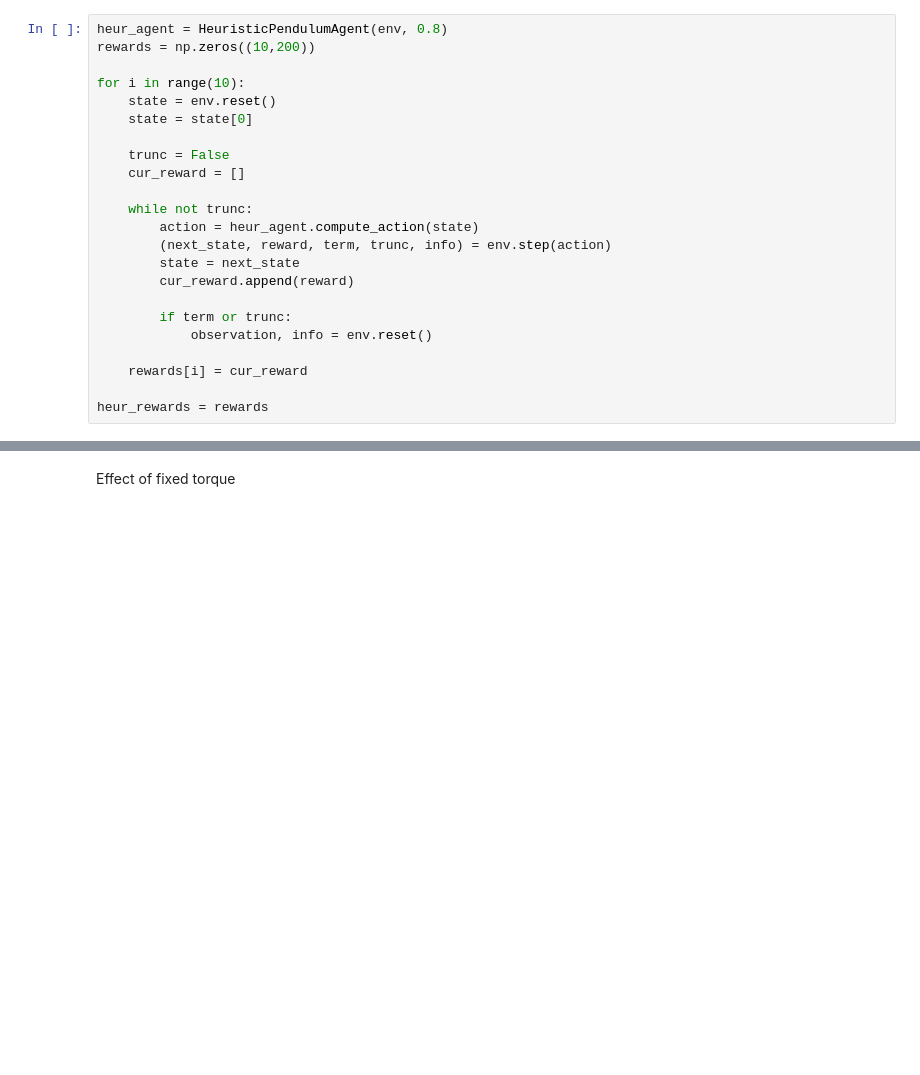
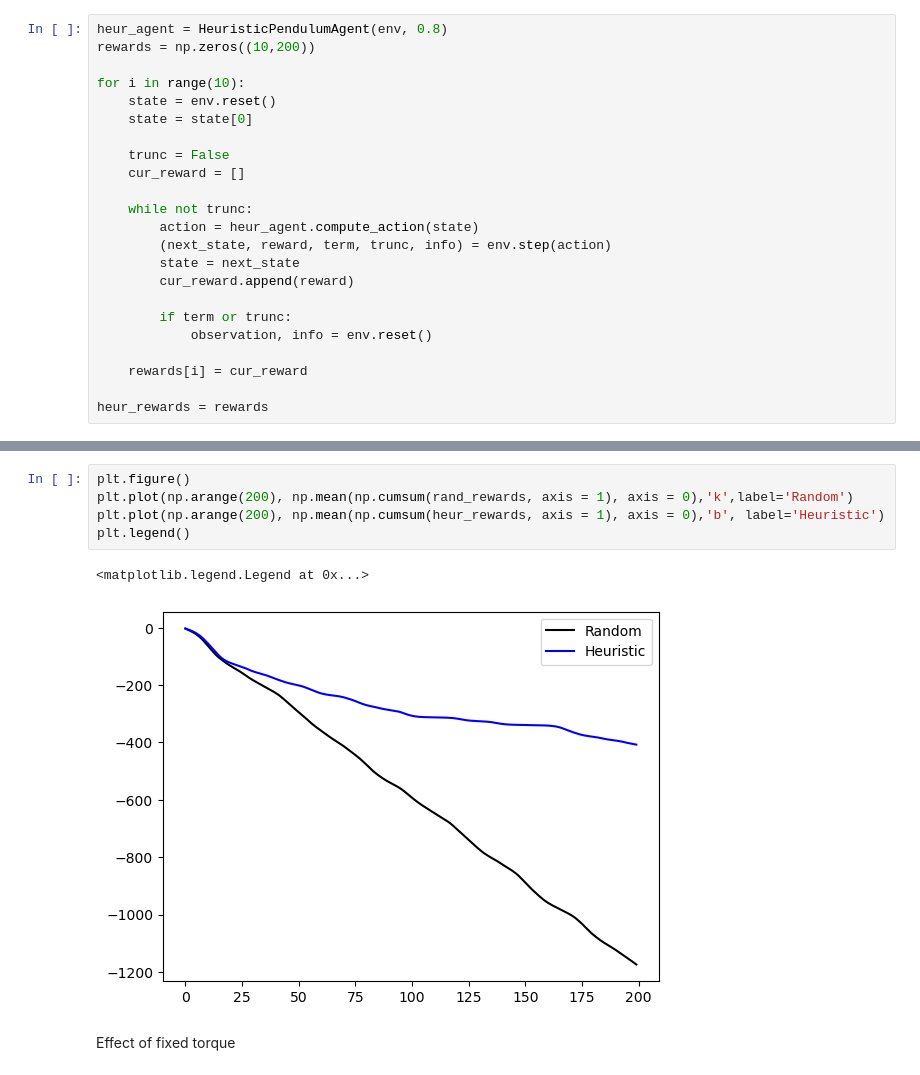
Before and after one commit to francpp/Deep_Deterministic_Policy_Gradient, a Jupyter notebook: DDPG.ipynb, the cells around one changed output, grey strips where cells are left out. Cells and saved outputs as stored; diff of their text form; blank space fills up the shorter version.

```diff
--- a/DDPG.ipynb
+++ b/DDPG.ipynb
@@ -87,3 +88,11 @@ plt.show()
+# %%
+plt.figure()
+plt.plot(np.arange(200), np.mean(np.cumsum(rand_rewards, axis = 1), axis = 0),'k',label='Random')
+plt.plot(np.arange(200), np.mean(np.cumsum(heur_rewards, axis = 1), axis = 0),'b', label='Heuristic')
+plt.legend()
+# %% [output]
+<matplotlib.legend.Legend at 0x...>
+[figure, added]
 # %% [markdown]
 Effect of fixed torque
 # %%
```
Also changed, not shown: parts of 20 cells of this notebook, 8 other files.
